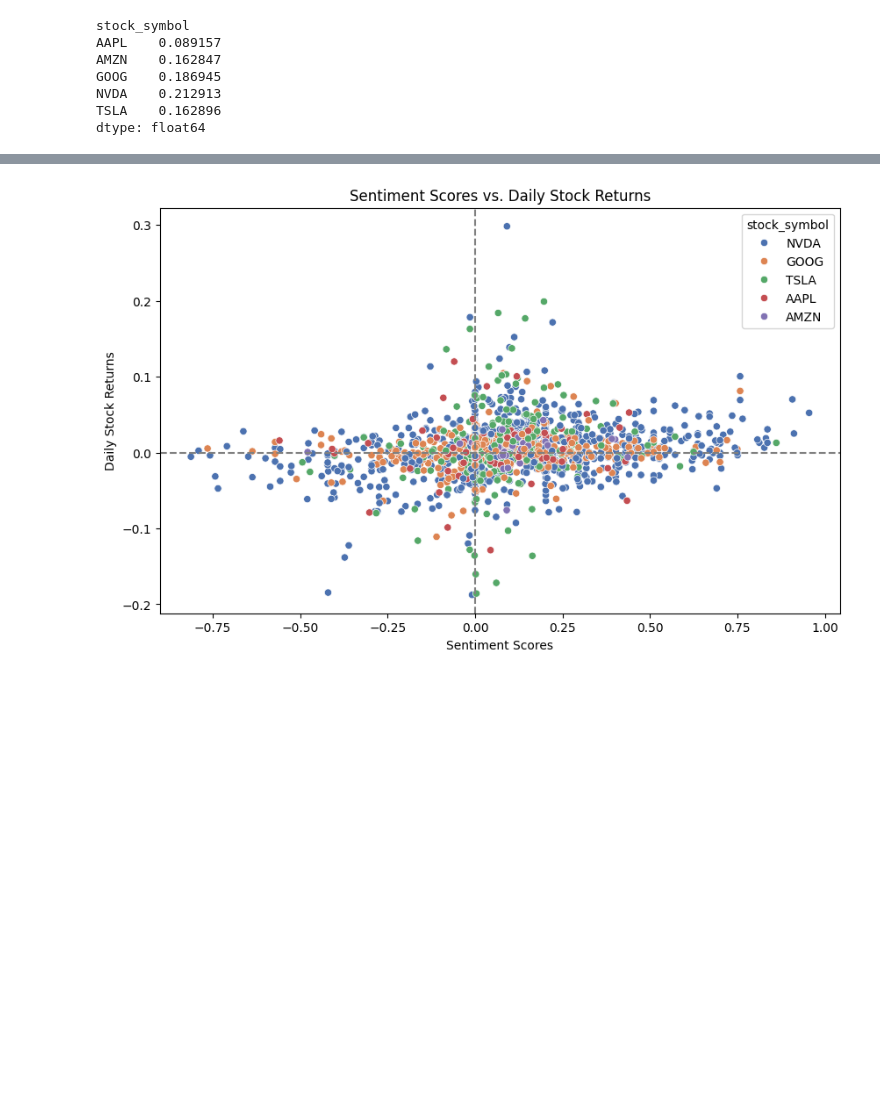
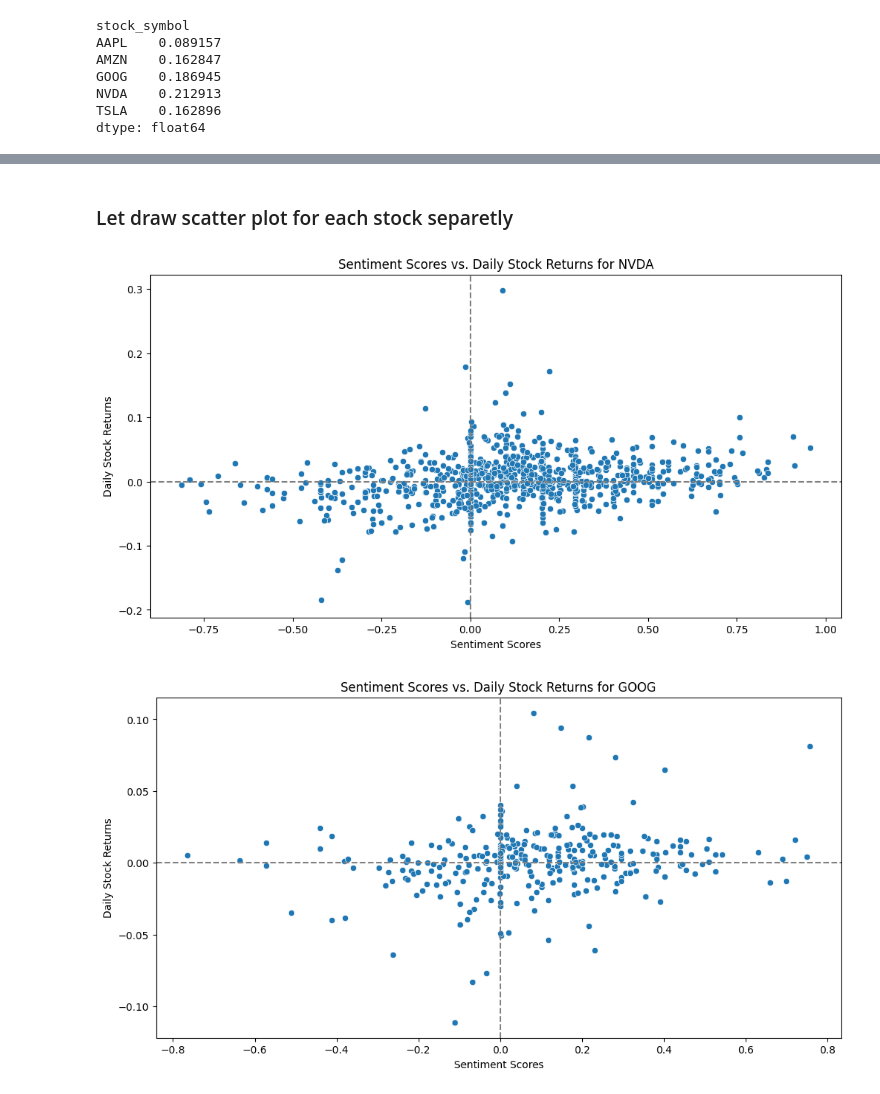
Before and after one commit to shewanek/week_1, a Jupyter notebook: notebooks/correlation_EDA.ipynb, the cells around one changed output, grey strips where cells are left out. Saved outputs shown, nothing was run; the diff lists cells and outputs as text; code cells hidden in the pictures; blank space fills up the shorter version.

```diff
--- a/notebooks/correlation_EDA.ipynb
+++ b/notebooks/correlation_EDA.ipynb
@@ -78,4 +83,7 @@ correlation_analysis.plot_correlation(corr_result)
+# %% [markdown]
+### Let draw scatter plot for each stock separetly
 # %%
-correlation_analysis.scatter_plot()
+correlation_analysis.scatter_plot_each()
 # %% [output]
-[figure, old version]
+[figure, new version]
+[figure, added]
```
Also changed, not shown: parts of 3 cells of this notebook, 1 other file.
